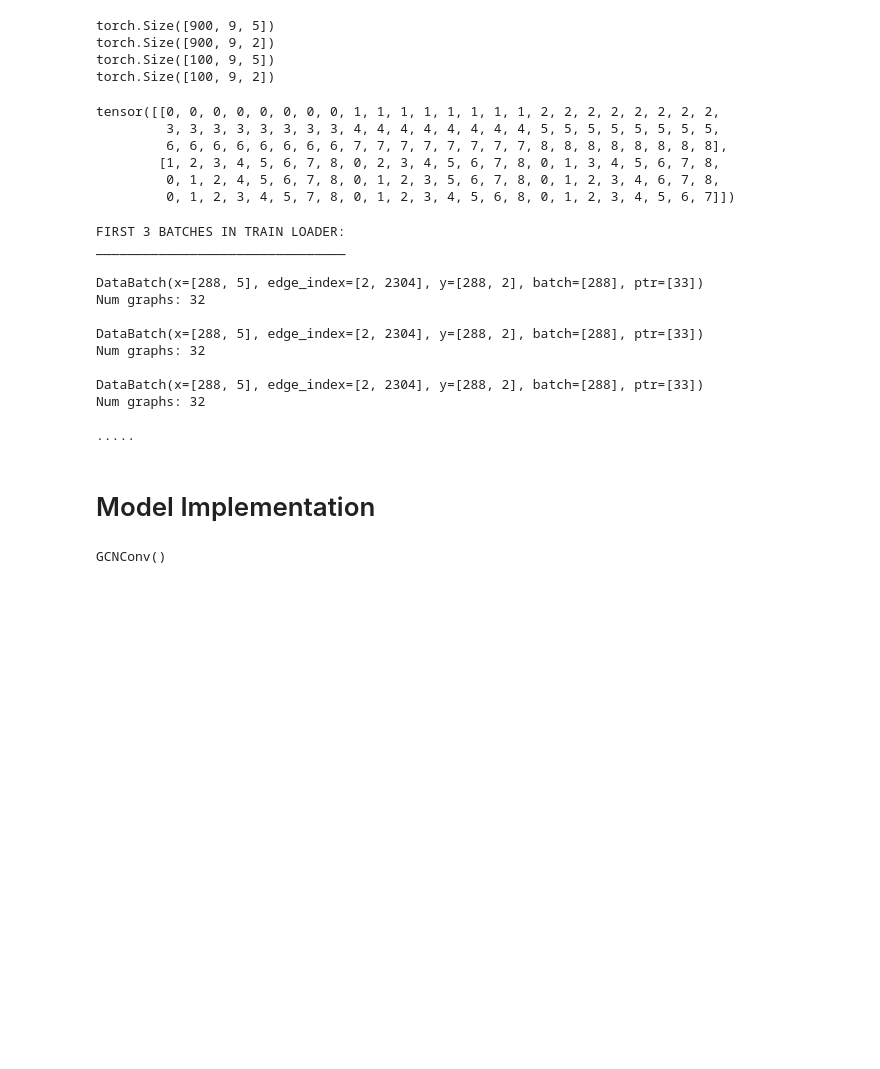
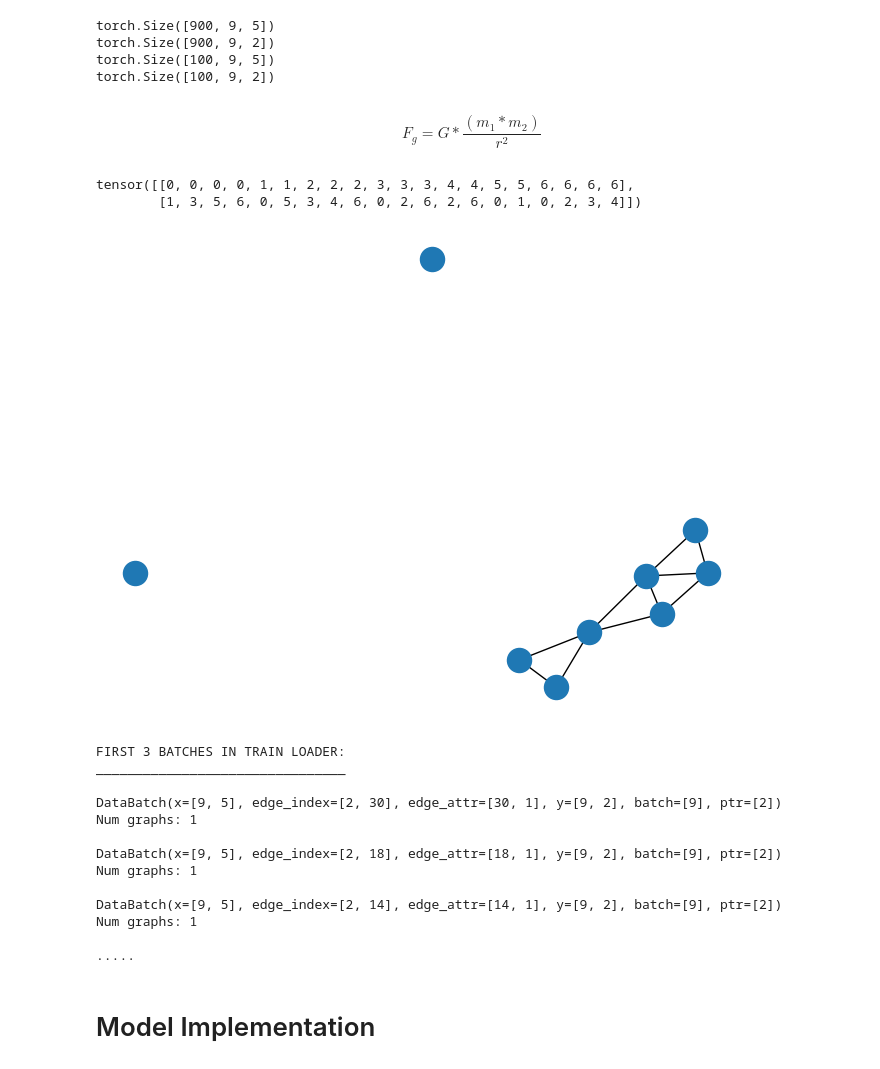
Before and after one commit to JasperLinders/tue-deeplearning, a Jupyter notebook: assignments/assignment_2/Assignment_2_Version_Jasper.ipynb, the cells around one changed output. Drawn from its saved outputs; the diff is of its cells as text; code cells hidden in the pictures; blank space fills up the shorter version.

Commit message:
Implemented Gated GNN and new graph generator

```diff
--- a/assignments/assignment_2/Assignment_2_Version_Jasper.ipynb
+++ b/assignments/assignment_2/Assignment_2_Version_Jasper.ipynb
@@ -217,9 +223,2 @@ node_features, edge_indices = create_graph(initial_state)
-# %%
-edge_indices
-# %% [output]
-tensor([[0, 0, 0, 0, 0, 0, 0, 0, 1, 1, 1, 1, 1, 1, 1, 1, 2, 2, 2, 2, 2, 2, 2, 2,
-         3, 3, 3, 3, 3, 3, 3, 3, 4, 4, 4, 4, 4, 4, 4, 4, 5, 5, 5, 5, 5, 5, 5, 5,
-         6, 6, 6, 6, 6, 6, 6, 6, 7, 7, 7, 7, 7, 7, 7, 7, 8, 8, 8, 8, 8, 8, 8, 8],
-        [1, 2, 3, 4, 5, 6, 7, 8, 0, 2, 3, 4, 5, 6, 7, 8, 0, 1, 3, 4, 5, 6, 7, 8,
-         0, 1, 2, 4, 5, 6, 7, 8, 0, 1, 2, 3, 5, 6, 7, 8, 0, 1, 2, 3, 4, 6, 7, 8,
-         0, 1, 2, 3, 4, 5, 7, 8, 0, 1, 2, 3, 4, 5, 6, 8, 0, 1, 2, 3, 4, 5, 6, 7]])
+# %% [markdown]
+$$ F_g = G*\frac{(m_1*m_2)}{r^2} $$
@@ -226 +258,19 @@ tensor([[0, 0, 0, 0, 0, 0, 0, 0, 1, 1, 1, 1, 1, 1, 1, 1, 2, 2, 2, 2, 2, 2, 2, 2,
+# %%
+ok = create_graph_Fg(X_train[100], y_train[100])
+ok.edge_index
+# %% [output]
+tensor([[0, 0, 0, 0, 1, 1, 2, 2, 2, 3, 3, 3, 4, 4, 5, 5, 6, 6, 6, 6],
+        [1, 3, 5, 6, 0, 5, 3, 4, 6, 0, 2, 6, 2, 6, 0, 1, 0, 2, 3, 4]])
+# %%
+import networkx as nx
+import torch_geometric
+
+edge_index = ok.edge_index
+x = ok.x
+
+data = ok
+g = torch_geometric.utils.to_networkx(data, to_undirected=True)
+nx.draw(g)
+# %% [output]
+[figure, added]
 # %%
@@ -250,20 +300,21 @@ for batch in train_dataloader:
         print(batch)
         print('Num graphs:', batch.num_graphs, '\n')
     cnt += 1
+    batch1 = batch
 
 print('.....')
 # %% [output]
 FIRST 3 BATCHES IN TRAIN LOADER:
 ________________________________
 
-DataBatch(x=[288, 5], edge_index=[2, 2304], y=[288, 2], batch=[288], ptr=[33])
-Num graphs: 32
+DataBatch(x=[9, 5], edge_index=[2, 30], edge_attr=[30, 1], y=[9, 2], batch=[9], ptr=[2])
+Num graphs: 1
 
-DataBatch(x=[288, 5], edge_index=[2, 2304], y=[288, 2], batch=[288], ptr=[33])
-Num graphs: 32
+DataBatch(x=[9, 5], edge_index=[2, 18], edge_attr=[18, 1], y=[9, 2], batch=[9], ptr=[2])
+Num graphs: 1
 
-DataBatch(x=[288, 5], edge_index=[2, 2304], y=[288, 2], batch=[288], ptr=[33])
-Num graphs: 32
+DataBatch(x=[9, 5], edge_index=[2, 14], edge_attr=[14, 1], y=[9, 2], batch=[9], ptr=[2])
+Num graphs: 1
 
 .....
 # %% [markdown]
@@ -321,5 +321,0 @@ class GCNConv(MessagePassing):
-# %%
-conv = GCNConv(7, 2)
-conv
-# %% [output]
-GCNConv()
```
Also changed, not shown: parts of 22 cells of this notebook, 2 other files.
